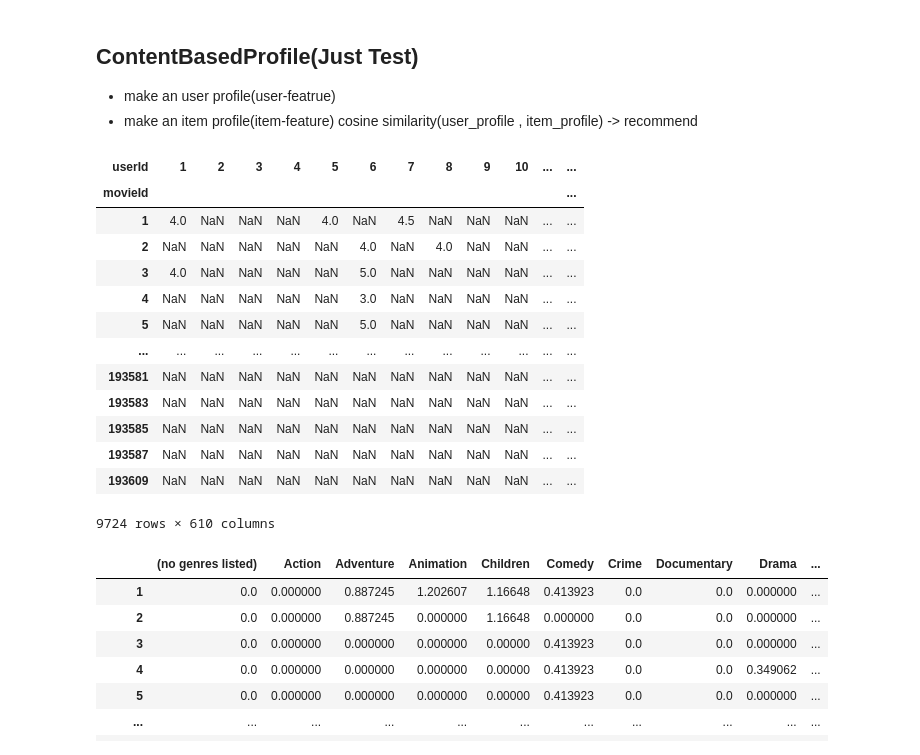
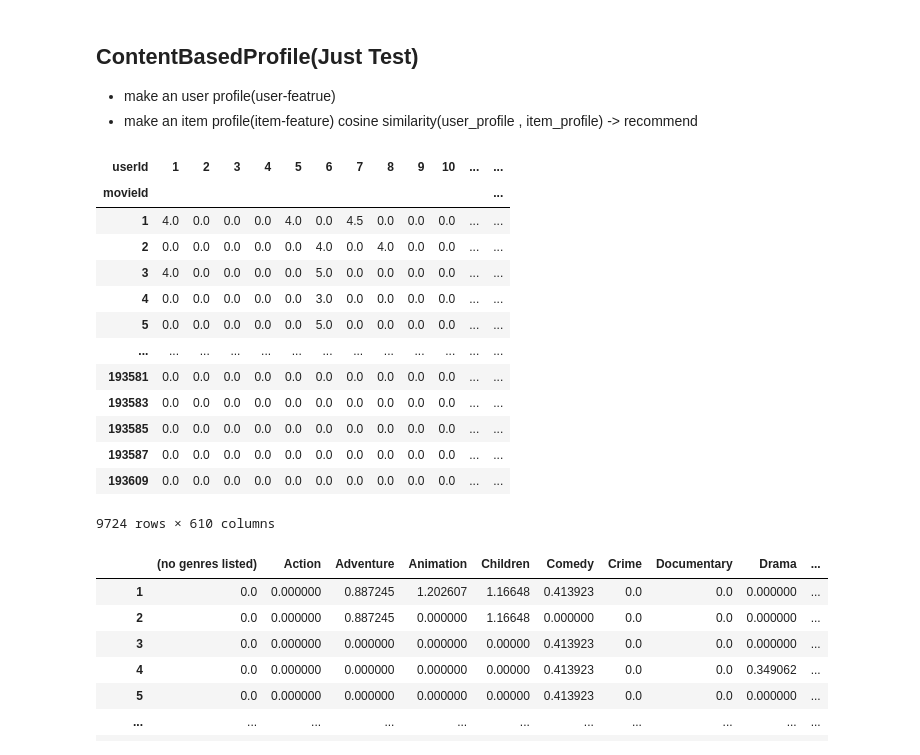
Before and after one commit to del-luna/Recommendation-System-Study, a Jupyter notebook: content-based/Content_based.ipynb, the cells around one changed output. Drawn from its saved outputs; the diff is of its cells as text; code cells hidden in the pictures.

```diff
--- a/content-based/Content_based.ipynb
+++ b/content-based/Content_based.ipynb
@@ -325,22 +325,22 @@ cosine similarity(user_profile , item_profile) -> recommend
 # %%
 sparse_matrix = ratings_df.groupby('movieId').apply(lambda x: pd.Series(x['rating'].values, index=x['userId'])).unstack()
 sparse_matrix.index.name = 'movieId'
-
+sparse_matrix = sparse_matrix.fillna(0)
 sparse_matrix
 # %% [output]
 | userId | 1 | 2 | 3 | 4 | 5 | 6 | 7 | 8 | 9 | 10 | ... | ... |
 | movieId |  |  |  |  |  |  |  |  |  |  |  | ... |
-| 1 | 4.0 | NaN | NaN | NaN | 4.0 | NaN | 4.5 | NaN | NaN | NaN | ... | ... |
-| 2 | NaN | NaN | NaN | NaN | NaN | 4.0 | NaN | 4.0 | NaN | NaN | ... | ... |
-| 3 | 4.0 | NaN | NaN | NaN | NaN | 5.0 | NaN | NaN | NaN | NaN | ... | ... |
-| 4 | NaN | NaN | NaN | NaN | NaN | 3.0 | NaN | NaN | NaN | NaN | ... | ... |
-| 5 | NaN | NaN | NaN | NaN | NaN | 5.0 | NaN | NaN | NaN | NaN | ... | ... |
+| 1 | 4.0 | 0.0 | 0.0 | 0.0 | 4.0 | 0.0 | 4.5 | 0.0 | 0.0 | 0.0 | ... | ... |
+| 2 | 0.0 | 0.0 | 0.0 | 0.0 | 0.0 | 4.0 | 0.0 | 4.0 | 0.0 | 0.0 | ... | ... |
+| 3 | 4.0 | 0.0 | 0.0 | 0.0 | 0.0 | 5.0 | 0.0 | 0.0 | 0.0 | 0.0 | ... | ... |
+| 4 | 0.0 | 0.0 | 0.0 | 0.0 | 0.0 | 3.0 | 0.0 | 0.0 | 0.0 | 0.0 | ... | ... |
+| 5 | 0.0 | 0.0 | 0.0 | 0.0 | 0.0 | 5.0 | 0.0 | 0.0 | 0.0 | 0.0 | ... | ... |
 | ... | ... | ... | ... | ... | ... | ... | ... | ... | ... | ... | ... | ... |
-| 193581 | NaN | NaN | NaN | NaN | NaN | NaN | NaN | NaN | NaN | NaN | ... | ... |
-| 193583 | NaN | NaN | NaN | NaN | NaN | NaN | NaN | NaN | NaN | NaN | ... | ... |
-| 193585 | NaN | NaN | NaN | NaN | NaN | NaN | NaN | NaN | NaN | NaN | ... | ... |
-| 193587 | NaN | NaN | NaN | NaN | NaN | NaN | NaN | NaN | NaN | NaN | ... | ... |
-| 193609 | NaN | NaN | NaN | NaN | NaN | NaN | NaN | NaN | NaN | NaN | ... | ... |
+| 193581 | 0.0 | 0.0 | 0.0 | 0.0 | 0.0 | 0.0 | 0.0 | 0.0 | 0.0 | 0.0 | ... | ... |
+| 193583 | 0.0 | 0.0 | 0.0 | 0.0 | 0.0 | 0.0 | 0.0 | 0.0 | 0.0 | 0.0 | ... | ... |
+| 193585 | 0.0 | 0.0 | 0.0 | 0.0 | 0.0 | 0.0 | 0.0 | 0.0 | 0.0 | 0.0 | ... | ... |
+| 193587 | 0.0 | 0.0 | 0.0 | 0.0 | 0.0 | 0.0 | 0.0 | 0.0 | 0.0 | 0.0 | ... | ... |
+| 193609 | 0.0 | 0.0 | 0.0 | 0.0 | 0.0 | 0.0 | 0.0 | 0.0 | 0.0 | 0.0 | ... | ... |
 9724 rows × 610 columns
 # %%
 movie_representation
```
Also changed, not shown: parts of 20 cells of this notebook.
